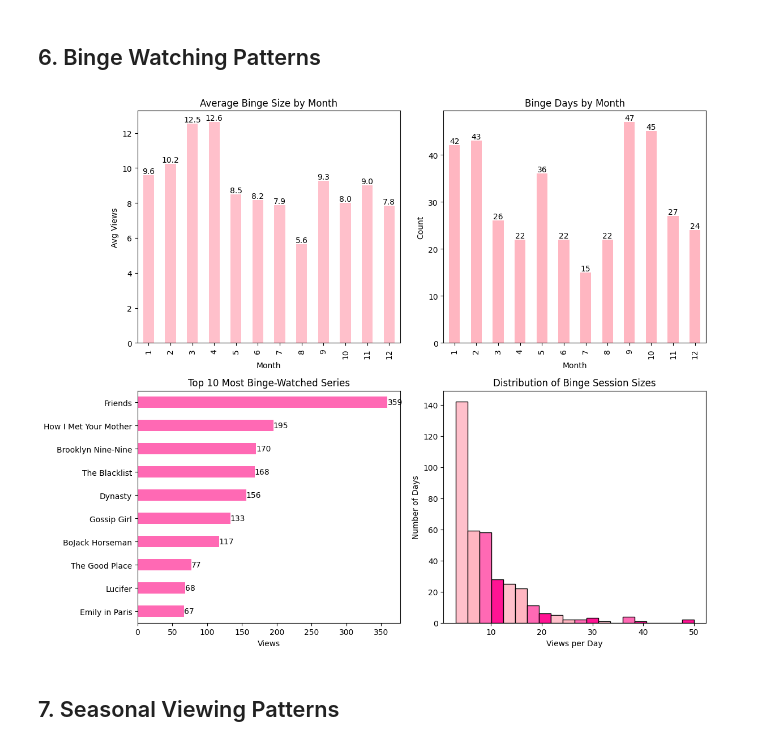
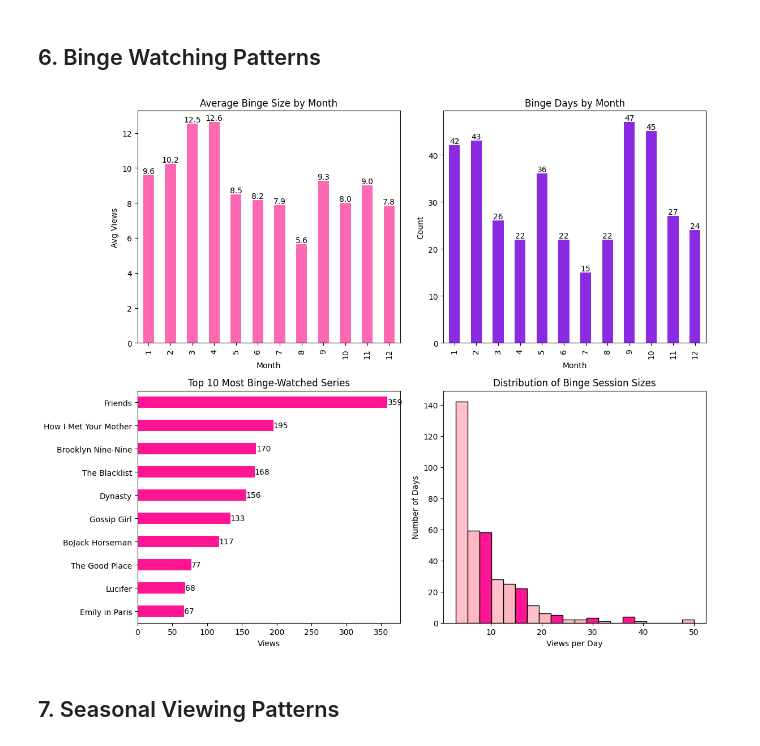
Before and after one commit to begumozay/dsa210begum, a Jupyter notebook: netflix_begum.ipynb, the cells around one changed output. Drawn from its saved outputs; the diff is of its cells as text; code cells hidden in the pictures.

```diff
--- a/netflix_begum.ipynb
+++ b/netflix_begum.ipynb
@@ -305,8 +304,10 @@ import pandas as pd
 import matplotlib.pyplot as plt
 import seaborn as sns
 
-# Pink palette
-pink_palette = ['#FFC0CB','#FFB6C1','#FF69B4','#FF1493']
+# Pink & purple palette
+pink = '#FF69B4'
+purple = '#8A2BE2'
+other_pinks = ['#FFC0CB', '#FFB6C1', '#FF1493']  # for later use
 
 def analyze_binge_patterns_annotated(df):
     df['DateOnly'] = pd.to_datetime(df['timestamp'].dt.date)
@@ -328,10 +329,10 @@ def analyze_binge_patterns_annotated(df):
 
     fig, axs = plt.subplots(2, 2, figsize=(12, 10))
 
-    # 1) Avg binge size by month with annotations
+    # 1) Avg binge size by month with pink bars + annotations
     ax = axs[0,0]
     bars = monthly_binges['AvgBingeSize'].plot(
-        kind='bar', ax=ax, color=pink_palette[0], title='Average Binge Size by Month'
+        kind='bar', ax=ax, color=pink, title='Average Binge Size by Month'
     )
     ax.set_xlabel('Month'); ax.set_ylabel('Avg Views')
     for p in bars.patches:
@@ -339,48 +340,47 @@ def analyze_binge_patterns_annotated(df):
                     (p.get_x() + p.get_width() / 2, p.get_height()),
                     ha='center', va='bottom')
 
-    # 2) Binge days count by month with annotations
+    # 2) Binge days count by month with purple bars + annotations
     ax = axs[0,1]
     bars = monthly_binges['BingeDayCount'].plot(
-        kind='bar', ax=ax, color=pink_palette[1], title='Binge Days by Month'
+        kind='bar', ax=ax, color=purple, title='Binge Days by Month'
     )
     ax.set_xlabel('Month'); ax.set_ylabel('Count')
     for p in bars.patches:
         ax.annotate(f"{int(p.get_height())}",
                     (p.get_x() + p.get_width() / 2, p.get_height()),
                     ha='center', va='bottom')
 
-    # 3) Top binge series, horizontal bar with annotations
+    # 3) Top binge series, horizontal bar with a darker pink
     ax = axs[1,0]
     bars = top_binged.plot(
-        kind='barh', ax=ax, color=pink_palette[2], title='Top 10 Most Binge-Watched Series'
+        kind='barh', ax=ax, color=other_pinks[2], title='Top 10 Most Binge-Watched Series'
     )
     ax.invert_yaxis()
     ax.set_xlabel('Views')
     for p in bars.patches:
         ax.annotate(f"{int(p.get_width())}",
                     (p.get_width(), p.get_y() + p.get_height() / 2),
                     ha='left', va='center')
 
-    # 4) Distribution of binge sizes: different colors per bar
+    # 4) Distribution of binge sizes: gradient of pinks
     ax = axs[1,1]
     counts, bins, patches = ax.hist(
         binge_days.values, bins=20, edgecolor='black'
     )
     ax.set_title('Distribution of Binge Session Sizes')
     ax.set_xlabel('Views per Day'); ax.set_ylabel('Number of Days')
-    # color each bar with a gradient from pink_palette
-    cmap = sns.color_palette(pink_palette, n_colors=len(patches))
+    cmap = sns.color_palette(other_pinks, n_colors=len(patches))
     for patch, color in zip(patches, cmap):
         patch.set_facecolor(color)
 
     plt.tight_layout()
     return monthly_binges, top_binged
 
 # Execute & show
 monthly_binges, top_binged = analyze_binge_patterns_annotated(df_clean)
 # %% [output]
-[figure, old version]
+[figure, new version]
 # %% [markdown]
 ## 7. Seasonal Viewing Patterns
 # %%
```
Also changed, not shown: parts of 5 cells of this notebook.
